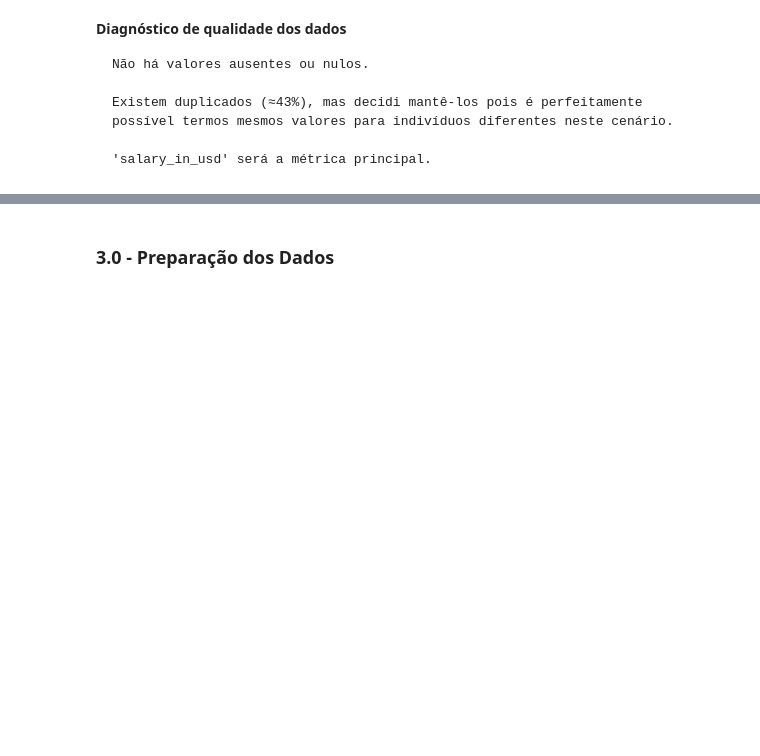
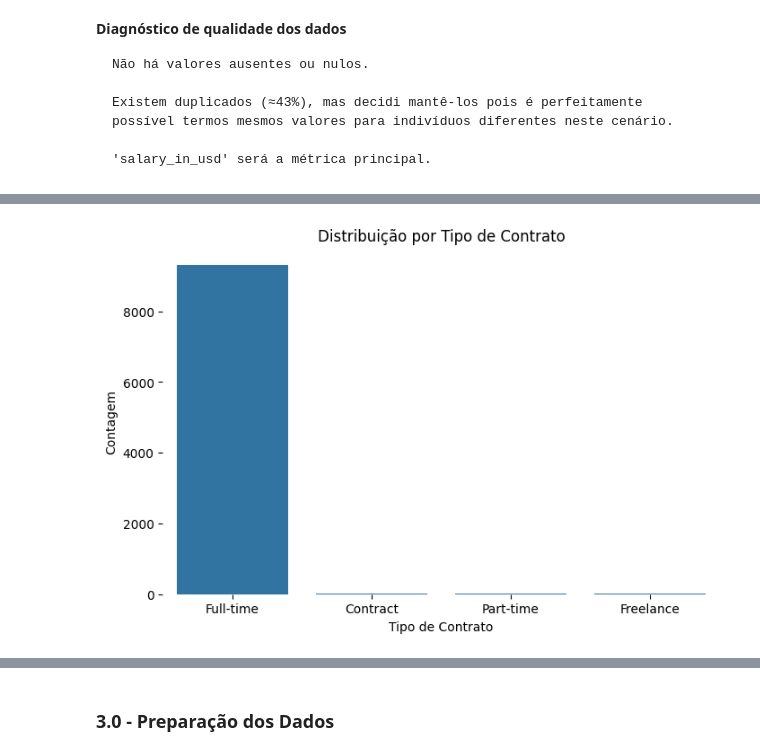
Before and after one commit to ricardo-paganini/data-salaries-analysis, a Jupyter notebook: data-salaries-analysis.ipynb, the cells around one changed output, grey strips where cells are left out. Cells and saved outputs as stored; diff of their text form; code cells hidden in the pictures; blank space fills up the shorter version.

```diff
--- a/data-salaries-analysis.ipynb
+++ b/data-salaries-analysis.ipynb
@@ -183,0 +300,11 @@ print(f"{df.duplicated().sum() / df['work_year'].count():.2%} do Dataframe possu
+# %%
+# Contagem por tipo de emprego
+plt.figure(figsize=(8,5))
+sns.countplot(data=df, x="employment_type", order=df["employment_type"].value_counts().index)
+plt.title("Distribuição por Tipo de Contrato")
+plt.xlabel("Tipo de Contrato")
+plt.ylabel("Contagem")
+plt.box(False)
+plt.show()
+# %% [output]
+[figure, added]
```
Also changed, not shown: parts of 18 cells of this notebook.
